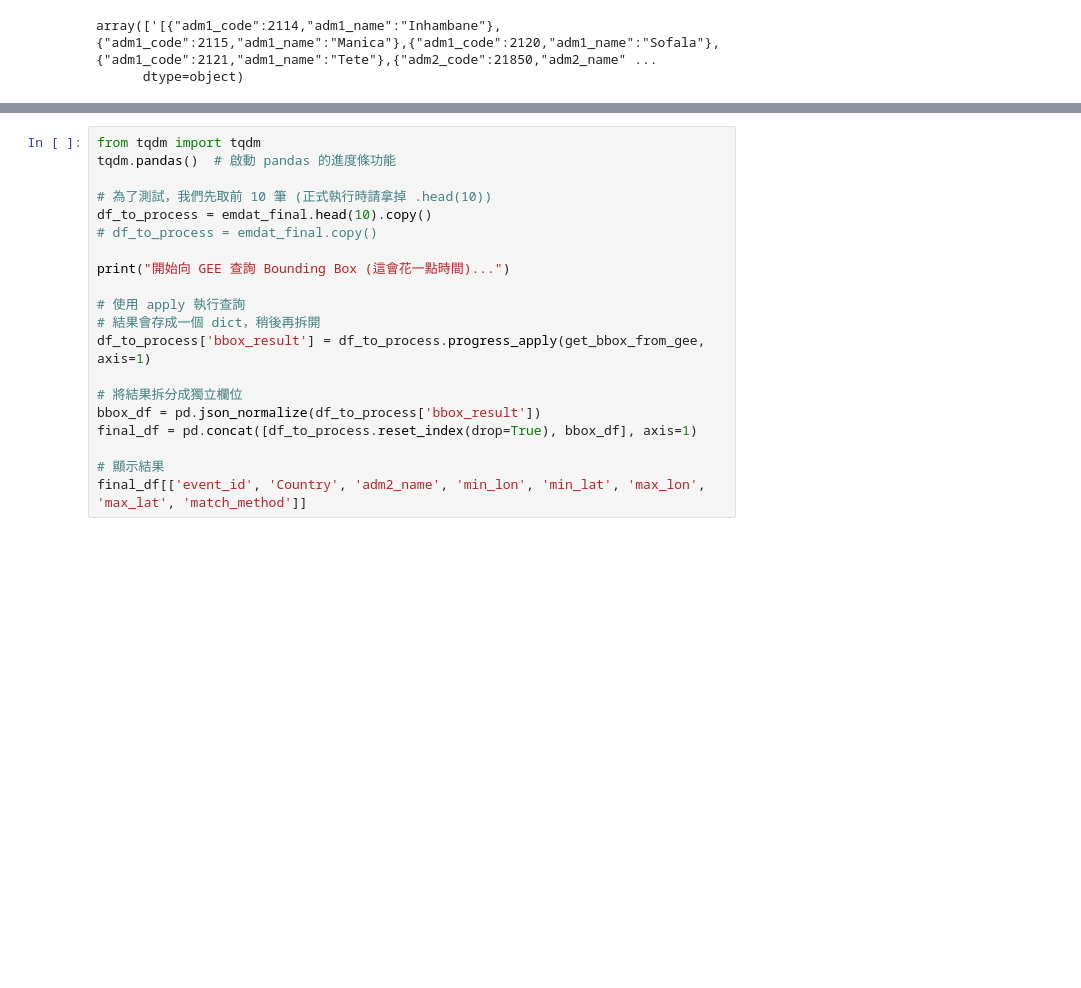
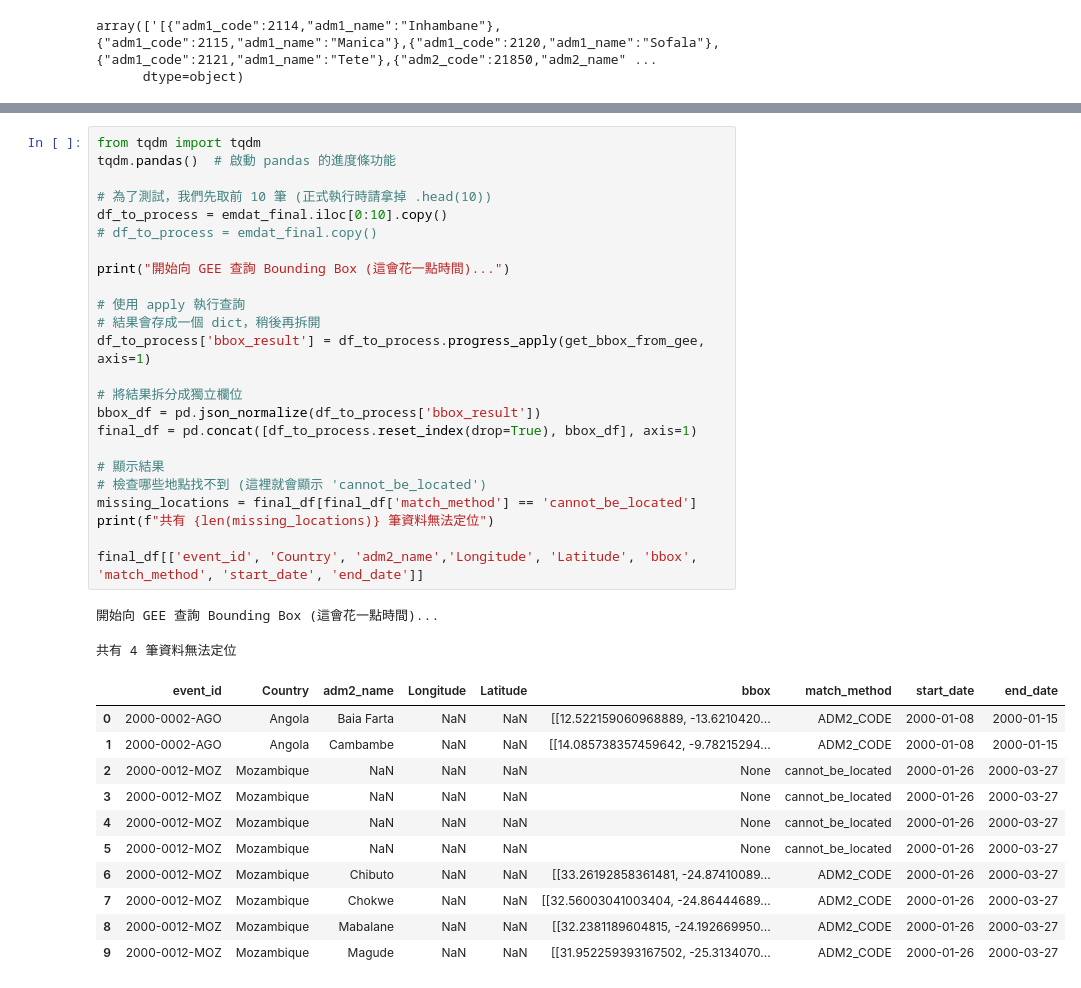
Before and after one commit to NTU-CompHydroMet-Lab/HAZAMA, a Jupyter notebook: src/ingestion_test.ipynb, the cells around one changed output, grey strips where cells are left out. Drawn from its saved outputs; the diff is of its cells as text; blank space fills up the shorter version.

```diff
--- a/src/ingestion_test.ipynb
+++ b/src/ingestion_test.ipynb
@@ -329,20 +329,38 @@ def get_bbox_from_gee(row):
 # %%
 from tqdm import tqdm
 tqdm.pandas()  # 啟動 pandas 的進度條功能
 
 # 為了測試，我們先取前 10 筆 (正式執行時請拿掉 .head(10))
-df_to_process = emdat_final.head(10).copy()
+df_to_process = emdat_final.iloc[0:10].copy()
 # df_to_process = emdat_final.copy()
 
 print("開始向 GEE 查詢 Bounding Box (這會花一點時間)...")
 
 # 使用 apply 執行查詢
 # 結果會存成一個 dict，稍後再拆開
 df_to_process['bbox_result'] = df_to_process.progress_apply(get_bbox_from_gee, axis=1)
 
 # 將結果拆分成獨立欄位
 bbox_df = pd.json_normalize(df_to_process['bbox_result'])
 final_df = pd.concat([df_to_process.reset_index(drop=True), bbox_df], axis=1)
 
 # 顯示結果
-final_df[['event_id', 'Country', 'adm2_name', 'min_lon', 'min_lat', 'max_lon', 'max_lat', 'match_method']]
+# 檢查哪些地點找不到 (這裡就會顯示 'cannot_be_located')
+missing_locations = final_df[final_df['match_method'] == 'cannot_be_located']
+print(f"共有 {len(missing_locations)} 筆資料無法定位")
+
+final_df[['event_id', 'Country', 'adm2_name','Longitude', 'Latitude', 'bbox', 'match_method', 'start_date', 'end_date']]
+# %% [output]
+開始向 GEE 查詢 Bounding Box (這會花一點時間)...
+共有 4 筆資料無法定位
+|  | event_id | Country | adm2_name | Longitude | Latitude | bbox | match_method | start_date | end_date |
+| 0 | 2000-0002-AGO | Angola | Baia Farta | NaN | NaN | [[12.522159060968889, -13.6210420... | ADM2_CODE | 2000-01-08 | 2000-01-15 |
+| 1 | 2000-0002-AGO | Angola | Cambambe | NaN | NaN | [[14.085738357459642, -9.78215294... | ADM2_CODE | 2000-01-08 | 2000-01-15 |
+| 2 | 2000-0012-MOZ | Mozambique | NaN | NaN | NaN | None | cannot_be_located | 2000-01-26 | 2000-03-27 |
+| 3 | 2000-0012-MOZ | Mozambique | NaN | NaN | NaN | None | cannot_be_located | 2000-01-26 | 2000-03-27 |
+| 4 | 2000-0012-MOZ | Mozambique | NaN | NaN | NaN | None | cannot_be_located | 2000-01-26 | 2000-03-27 |
+| 5 | 2000-0012-MOZ | Mozambique | NaN | NaN | NaN | None | cannot_be_located | 2000-01-26 | 2000-03-27 |
+| 6 | 2000-0012-MOZ | Mozambique | Chibuto | NaN | NaN | [[33.26192858361481, -24.87410089... | ADM2_CODE | 2000-01-26 | 2000-03-27 |
+| 7 | 2000-0012-MOZ | Mozambique | Chokwe | NaN | NaN | [[32.56003041003404, -24.86444689... | ADM2_CODE | 2000-01-26 | 2000-03-27 |
+| 8 | 2000-0012-MOZ | Mozambique | Mabalane | NaN | NaN | [[32.2381189604815, -24.192669950... | ADM2_CODE | 2000-01-26 | 2000-03-27 |
+| 9 | 2000-0012-MOZ | Mozambique | Magude | NaN | NaN | [[31.952259393167502, -25.3134070... | ADM2_CODE | 2000-01-26 | 2000-03-27 |
```
Also changed, not shown: parts of 4 cells of this notebook, 3 other files.
